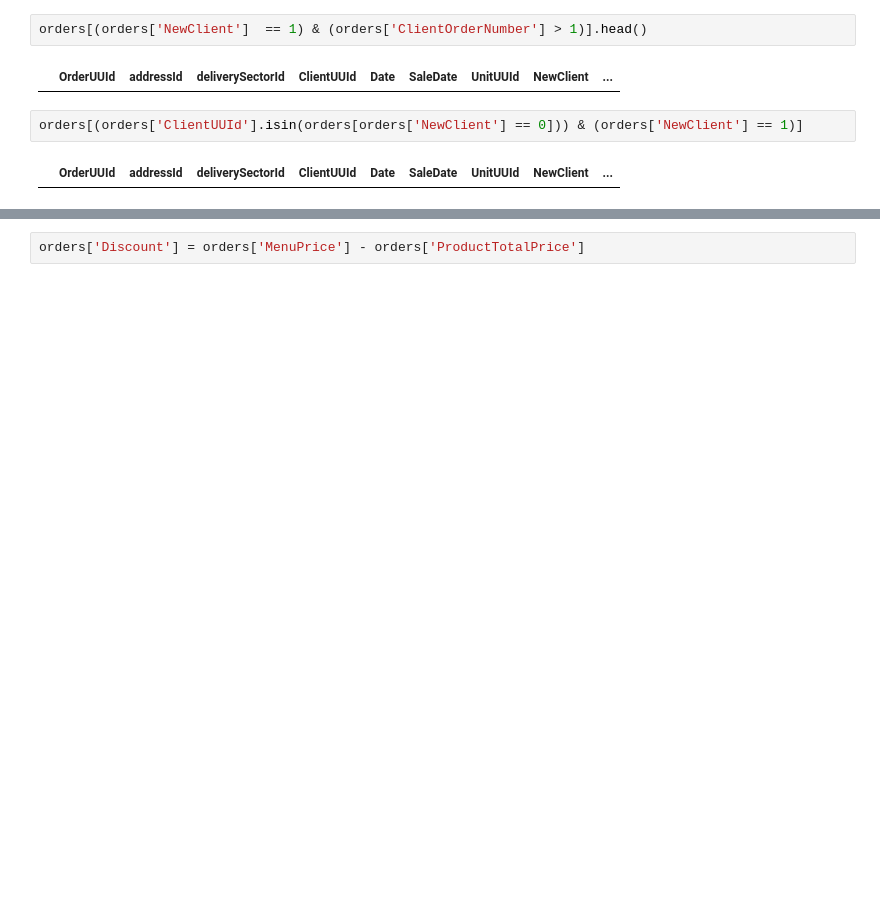
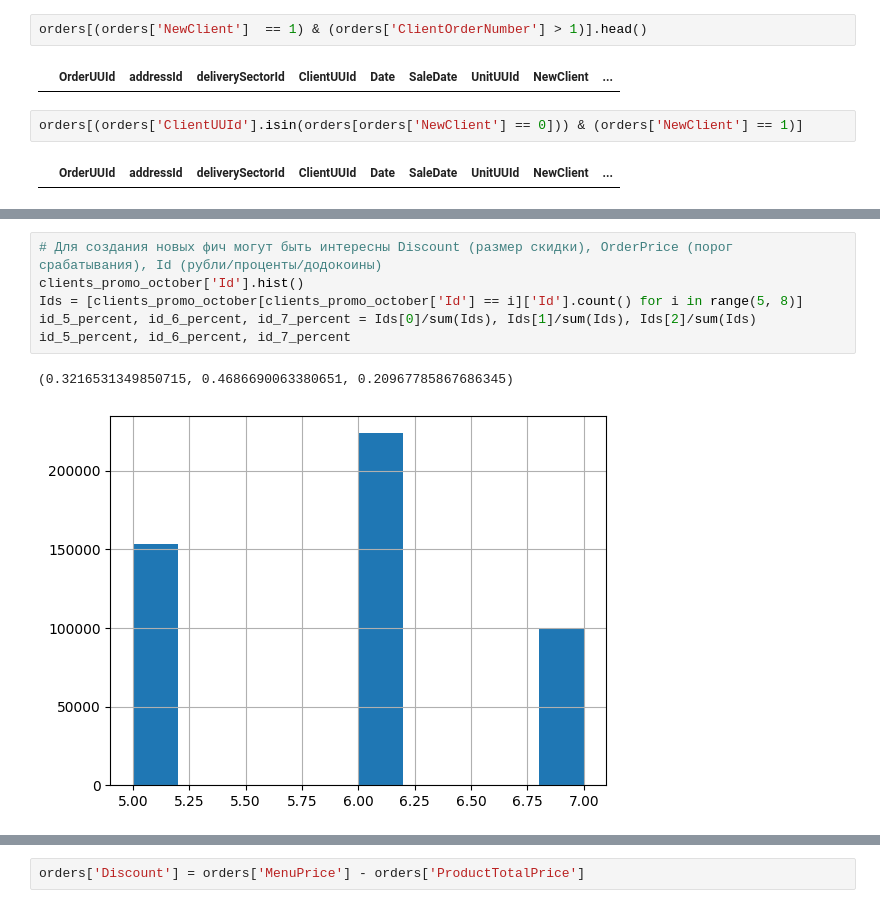
Before and after one commit to den2morrow/colab_research, a Jupyter notebook: data_secret_first_cup_2024_v1.ipynb, the cells around one changed output, grey strips where cells are left out. Saved outputs shown, nothing was run; the diff lists cells and outputs as text; blank space fills up the shorter version.

```diff
--- a/data_secret_first_cup_2024_v1.ipynb
+++ b/data_secret_first_cup_2024_v1.ipynb
@@ -108,0 +161,9 @@ orders[(orders['ClientUUId'].isin(orders[orders['NewClient'] == 0])) & (orders['
+# %%
+# Для создания новых фич могут быть интересны Discount (размер скидки), OrderPrice (порог срабатывания), Id (рубли/проценты/додокоины)
+clients_promo_october['Id'].hist()
+Ids = [clients_promo_october[clients_promo_october['Id'] == i]['Id'].count() for i in range(5, 8)]
+id_5_percent, id_6_percent, id_7_percent = Ids[0]/sum(Ids), Ids[1]/sum(Ids), Ids[2]/sum(Ids)
+id_5_percent, id_6_percent, id_7_percent
+# %% [output]
+(0.3216531349850715, 0.4686690063380651, 0.20967785867686345)
+[figure, added]
```
Also changed, not shown: parts of 83 cells of this notebook.
